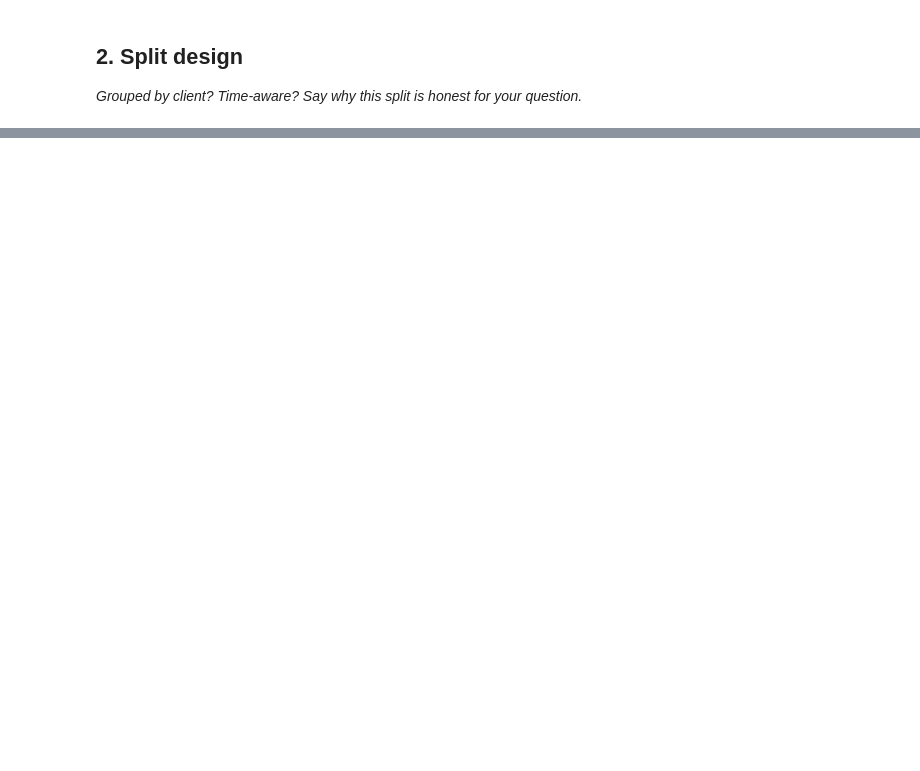
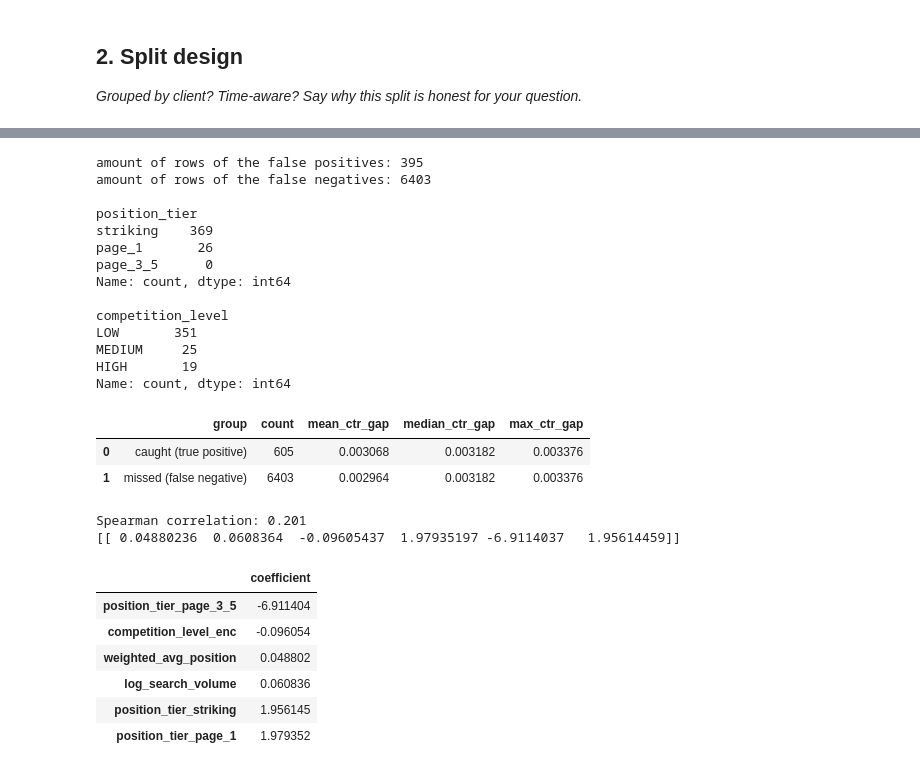
Before and after one commit to T0othIess/FlyRank-AI-ML-internship, a Jupyter notebook: work/notebooks/w05_model.ipynb, the cells around one changed output, grey strips where cells are left out. Drawn from its saved outputs; the diff is of its cells as text; code cells hidden in the pictures; blank space fills up the shorter version.

```diff
--- a/work/notebooks/w05_model.ipynb
+++ b/work/notebooks/w05_model.ipynb
@@ -37,3 +380,78 @@ This skeleton is yours to fill. Work the sections **in order** — each one has
+# %%
+from scipy.stats import spearmanr
+
+#model ranking pages as high gap but they arent.
+false_positive = test_df_model_B.head(1000).query("is_high_gap == 0")
+
+#model ranking pages as not high gap but they are.
+false_negative = test_df_model_B.iloc[999:].query("is_high_gap == 1")
+
+print(f"amount of rows of the false positives: {len(false_positive)}")
+print(f"amount of rows of the false negatives: {len(false_negative)}")
+
+print(f"\n{false_positive["position_tier"].value_counts()}")
+print(f"\n{false_positive["competition_level"].value_counts()}")
+
+columns = ["content_hash_id", "total_clicks", "total_impressions", "weighted_avg_position","position_tier",  "search_volume", "competition_level", "main_intent", "expected_ctr",
+           "ctr_gap", "is_high_gap", "predicted_high_gap"]
+
+# The high-gap pages the model DID catch in the top 1000 (true positives).
+true_positive = test_df_model_B.head(1000).query("is_high_gap == 1")
+
+# Compare ctr_gap between the caught and missed high-gap pages.
+comparison = pd.DataFrame({
+    "group": ["caught (true positive)", "missed (false negative)"],
+    "count": [len(true_positive), len(false_negative)],
+    "mean_ctr_gap": [true_positive["ctr_gap"].mean(), false_negative["ctr_gap"].mean()],
+    "median_ctr_gap": [true_positive["ctr_gap"].median(), false_negative["ctr_gap"].median()],
+    "max_ctr_gap": [true_positive["ctr_gap"].max(), false_negative["ctr_gap"].max()],
+})
+display(comparison)
+
+# How well does the model's ranking track true ctr_gap?
+#to explain this spearmanr shi, its simple
+#it compared preicted_high_gap with ctr_gap to answer one question "do these two things tend to move up together?"
+#dont worry about p, ignore it, we just need corr
+corr, p = spearmanr(test_df_model_B["predicted_high_gap"], test_df_model_B["ctr_gap"])
+print(f"Spearman correlation: {corr:.3f}")
+
+# After training, sklearn stores each feature's learned coefficient in model_B.coef_. It's a 2D array with one row (since this is a singlebinary model),
+# so [0] grabs that row of one coefficient per feature.
+# A positive coefficient means: as the feature increases, the model is more likely to flag the page as high-gap. Negative means the opposite.
+# Larger magnitude = stronger influence.
+
+# We wrap the coefficients in a Series labeled with the feature names so
+# the output is readable, then sort from most negative to most positive.
+#why did we use series? because a series is best used for single column tables, which is what we want here
+feature_coefficients = pd.Series(model_B.coef_[0],index=features_list_B).sort_values()
+display(feature_coefficients.to_frame("coefficient"))
+# %% [output]
+amount of rows of the false positives: 395
+amount of rows of the false negatives: 6403
+
+position_tier
+striking    369
+page_1       26
+page_3_5      0
+Name: count, dtype: int64
+
+competition_level
+LOW       351
+MEDIUM     25
+HIGH       19
+Name: count, dtype: int64
+|  | group | count | mean_ctr_gap | median_ctr_gap | max_ctr_gap |
+| 0 | caught (true positive) | 605 | 0.003068 | 0.003182 | 0.003376 |
+| 1 | missed (false negative) | 6403 | 0.002964 | 0.003182 | 0.003376 |
+Spearman correlation: 0.201
+[[ 0.04880236  0.0608364  -0.09605437  1.97935197 -6.9114037   1.95614459]]
+|  | coefficient |
+| position_tier_page_3_5 | -6.911404 |
+| competition_level_enc | -0.096054 |
+| weighted_avg_position | 0.048802 |
+| log_search_volume | 0.060836 |
+| position_tier_striking | 1.956145 |
+| position_tier_page_1 | 1.979352 |
 # %% [markdown]
 ## Self-check
 
```
Also changed, not shown: parts of 20 cells of this notebook.
